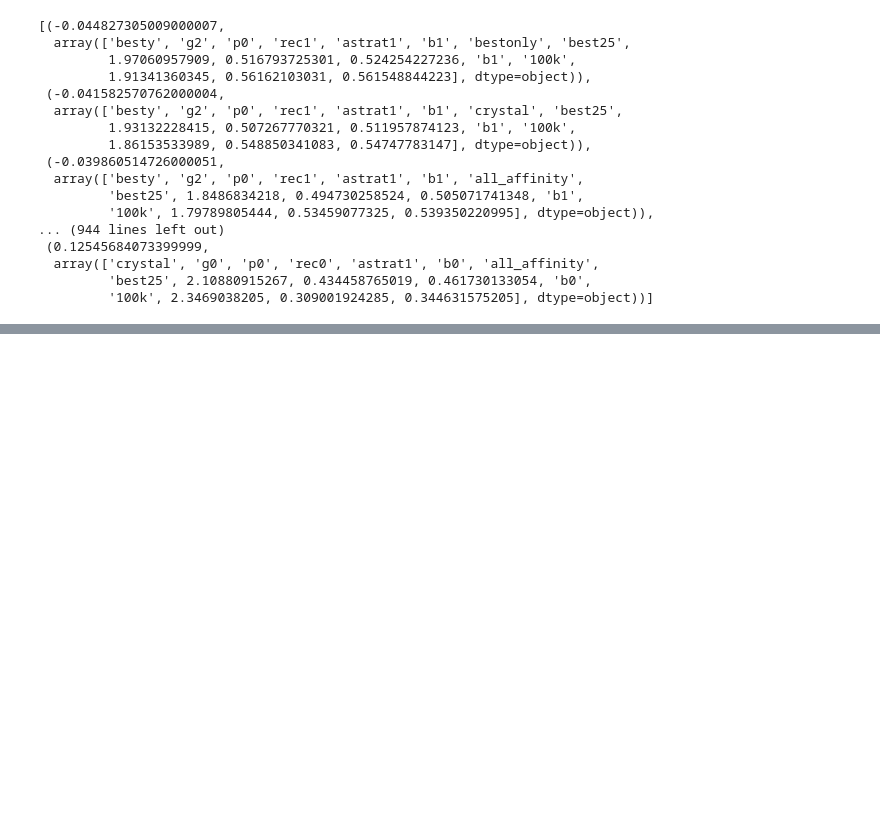
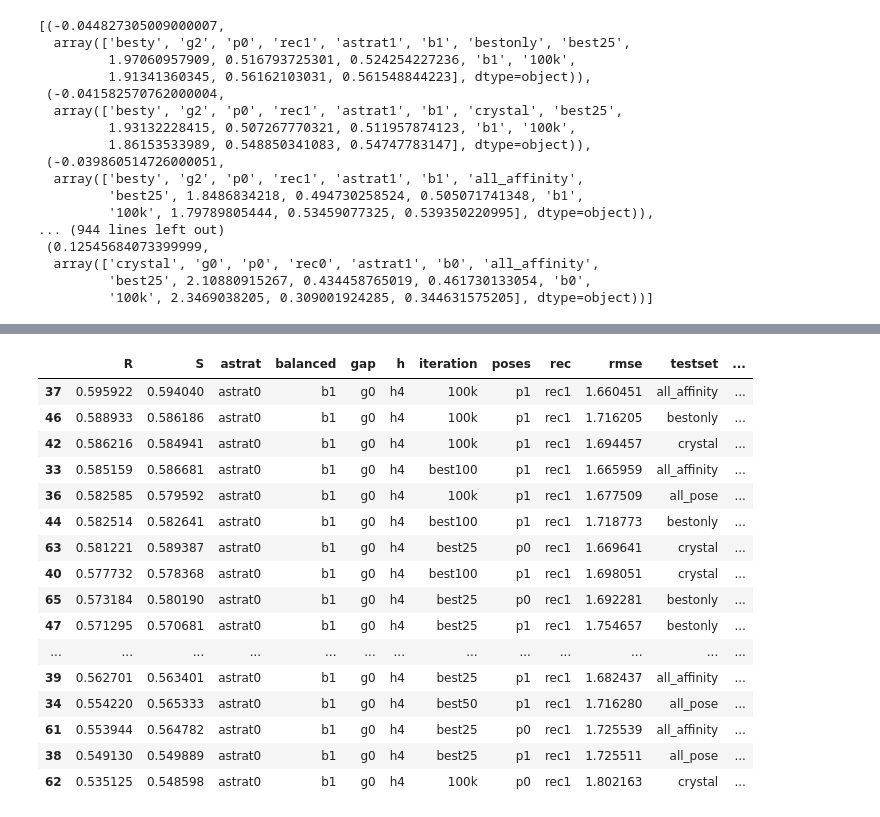
Before and after one commit to gnina/scripts, a Jupyter notebook: affinity_search/summaries.ipynb, the cells around one changed output, grey strips where cells are left out. Saved outputs shown, nothing was run; the diff lists cells and outputs as text; code cells hidden in the pictures; blank space fills up the shorter version.

```diff
--- a/affinity_search/summaries.ipynb
+++ b/affinity_search/summaries.ipynb
@@ -229,0 +265,20 @@ sorted(zip(r1-r2,n),key=lambda x: x[0])
+# %%
+results[(results.h == 'h4')].sort_values('R',ascending=False)[:20]
+# %% [output]
+|  | R | S | astrat | balanced | gap | h | iteration | poses | rec | rmse | testset | ... |
+| 37 | 0.595922 | 0.594040 | astrat0 | b1 | g0 | h4 | 100k | p1 | rec1 | 1.660451 | all_affinity | ... |
+| 46 | 0.588933 | 0.586186 | astrat0 | b1 | g0 | h4 | 100k | p1 | rec1 | 1.716205 | bestonly | ... |
+| 42 | 0.586216 | 0.584941 | astrat0 | b1 | g0 | h4 | 100k | p1 | rec1 | 1.694457 | crystal | ... |
+| 33 | 0.585159 | 0.586681 | astrat0 | b1 | g0 | h4 | best100 | p1 | rec1 | 1.665959 | all_affinity | ... |
+| 36 | 0.582585 | 0.579592 | astrat0 | b1 | g0 | h4 | 100k | p1 | rec1 | 1.677509 | all_pose | ... |
+| 44 | 0.582514 | 0.582641 | astrat0 | b1 | g0 | h4 | best100 | p1 | rec1 | 1.718773 | bestonly | ... |
+| 63 | 0.581221 | 0.589387 | astrat0 | b1 | g0 | h4 | best25 | p0 | rec1 | 1.669641 | crystal | ... |
+| 40 | 0.577732 | 0.578368 | astrat0 | b1 | g0 | h4 | best100 | p1 | rec1 | 1.698051 | crystal | ... |
+| 65 | 0.573184 | 0.580190 | astrat0 | b1 | g0 | h4 | best25 | p0 | rec1 | 1.692281 | bestonly | ... |
+| 47 | 0.571295 | 0.570681 | astrat0 | b1 | g0 | h4 | best25 | p1 | rec1 | 1.754657 | bestonly | ... |
+| ... | ... | ... | ... | ... | ... | ... | ... | ... | ... | ... | ... | ... |
+| 39 | 0.562701 | 0.563401 | astrat0 | b1 | g0 | h4 | best25 | p1 | rec1 | 1.682437 | all_affinity | ... |
+| 34 | 0.554220 | 0.565333 | astrat0 | b1 | g0 | h4 | best50 | p1 | rec1 | 1.716280 | all_pose | ... |
+| 61 | 0.553944 | 0.564782 | astrat0 | b1 | g0 | h4 | best25 | p0 | rec1 | 1.725539 | all_affinity | ... |
+| 38 | 0.549130 | 0.549889 | astrat0 | b1 | g0 | h4 | best25 | p1 | rec1 | 1.725511 | all_pose | ... |
+| 62 | 0.535125 | 0.548598 | astrat0 | b1 | g0 | h4 | 100k | p0 | rec1 | 1.802163 | crystal | ... |
```
Also changed, not shown: parts of 9 cells of this notebook, 1 other file.
